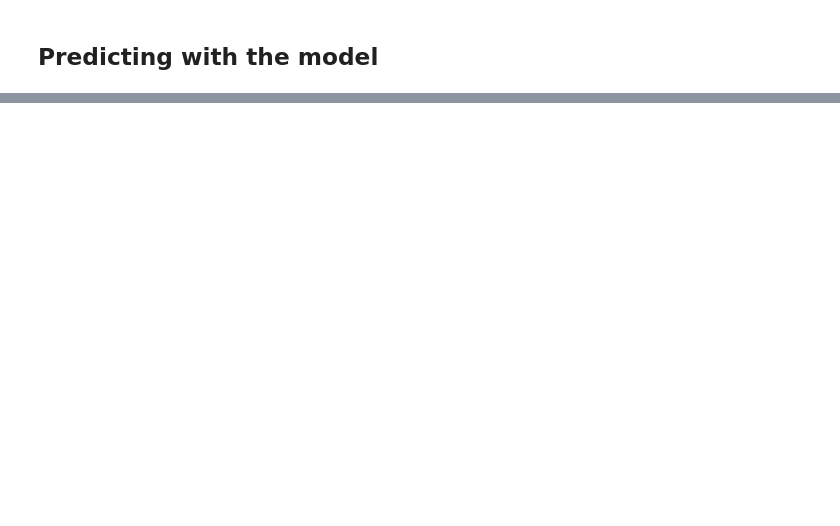
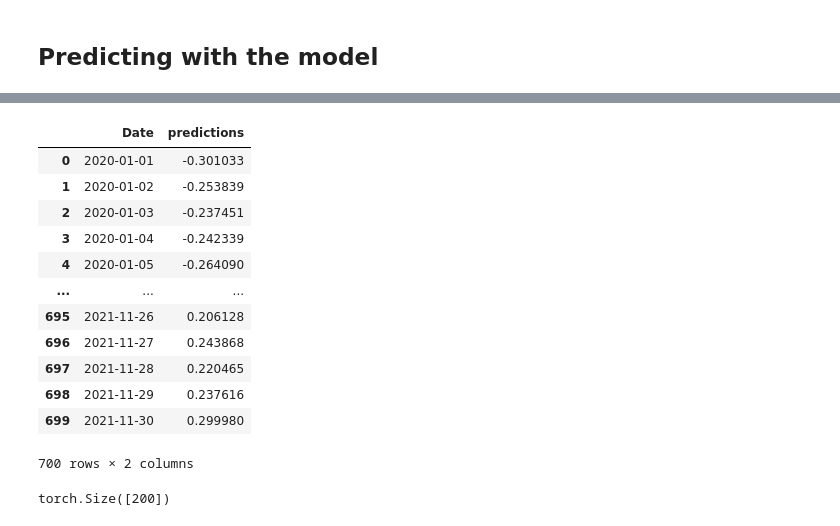
Before and after one commit to mazenwk/beltone-hackathon, a Jupyter notebook: src/Workout/Skeleton.ipynb, the cells around one changed output, grey strips where cells are left out. Saved outputs shown, nothing was run; the diff lists cells and outputs as text; code cells hidden in the pictures; blank space fills up the shorter version.

```diff
--- a/src/Workout/Skeleton.ipynb
+++ b/src/Workout/Skeleton.ipynb
@@ -535,0 +552,25 @@ predictrd torch.Size([700])
+# %%
+output_df = pd.DataFrame(
+    {'Date': closing_gold_prices.index[:len(predictions[0])],
+     'predictions': predictions[0]}
+)
+output_df
+# %% [output]
+|  | Date | predictions |
+| 0 | 2020-01-01 | -0.301033 |
+| 1 | 2020-01-02 | -0.253839 |
+| 2 | 2020-01-03 | -0.237451 |
+| 3 | 2020-01-04 | -0.242339 |
+| 4 | 2020-01-05 | -0.264090 |
+| ... | ... | ... |
+| 695 | 2021-11-26 | 0.206128 |
+| 696 | 2021-11-27 | 0.243868 |
+| 697 | 2021-11-28 | 0.220465 |
+| 698 | 2021-11-29 | 0.237616 |
+| 699 | 2021-11-30 | 0.299980 |
+700 rows × 2 columns
+# %%
+actuals = torch.cat([y[0] for x, y in iter(val_dataloader)],dim=1)[0,:200]
+actuals.shape
+# %% [output]
+torch.Size([200])
```
Also changed, not shown: parts of 13 cells of this notebook.
